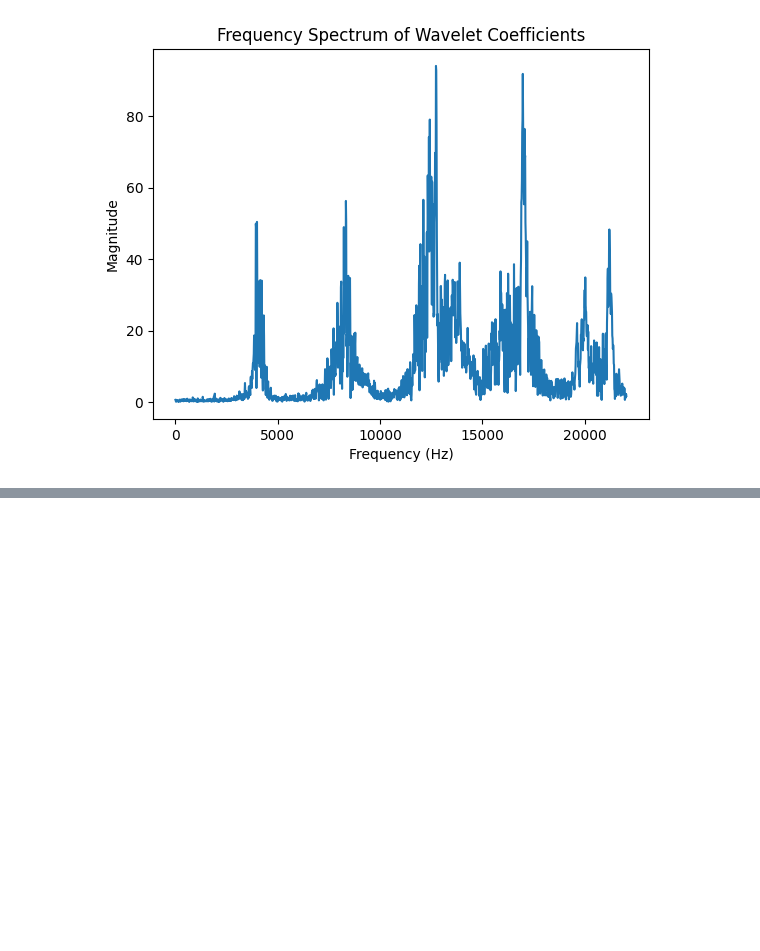
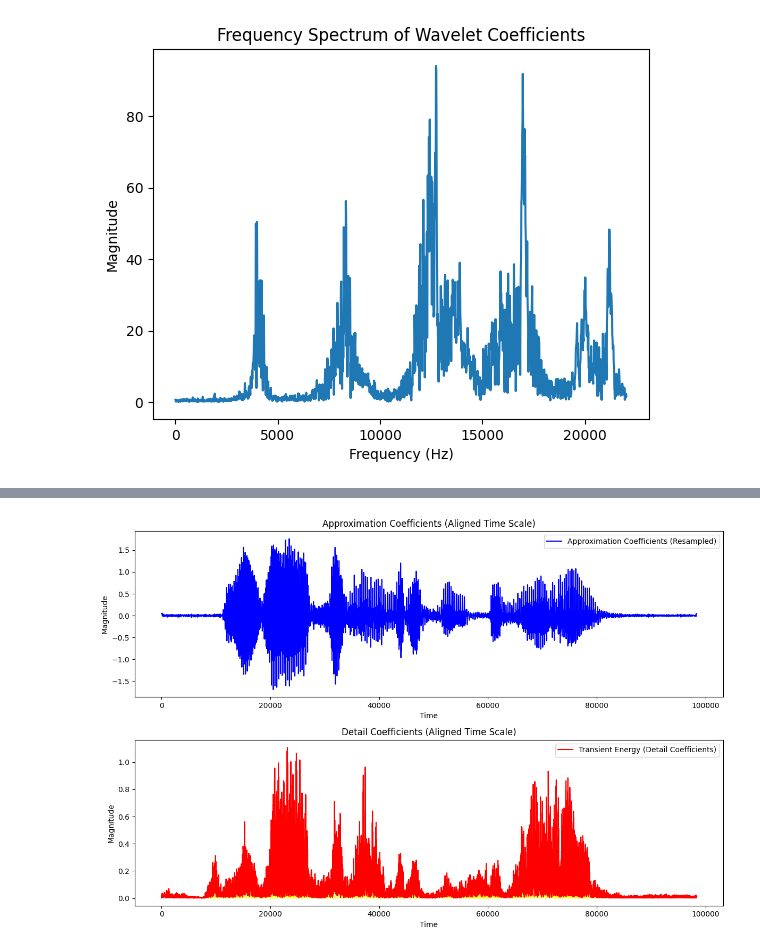
Before and after one commit to yyf/SimpleAudioDSP, a Jupyter notebook: Wavelet.ipynb, the cells around one changed output, grey strips where cells are left out. Saved outputs shown, nothing was run; the diff lists cells and outputs as text; code cells hidden in the pictures; blank space fills up the shorter version.

```diff
--- a/Wavelet.ipynb
+++ b/Wavelet.ipynb
@@ -135,0 +216,62 @@ plt.show()
+# %%
+import pywt
+import librosa
+import numpy as np
+import matplotlib.pyplot as plt
+from scipy.signal import resample
+
+# Load the audio file
+file_path = "./Data/speech_1.wav"
+audio, sr = librosa.load(file_path, sr=None)
+
+# Perform wavelet transform
+wavelet = 'db4'  # Choose a wavelet
+level = 5  # Decomposition level
+coeffs = pywt.wavedec(audio, wavelet=wavelet, level=level)
+
+# Extract approximation and detail coefficients
+approximation_coeffs = coeffs[0]  # Low-frequency components
+detail_coeffs = coeffs[1:]  # High-frequency components
+
+# Pad and resample coefficients to match original signal length
+approximation_coeffs_resampled = resample(approximation_coeffs, len(audio))
+padded_details_resampled = [resample(detail, len(audio)) for detail in detail_coeffs]
+
+# Compute transient energy from detail coefficients
+transient_energy = np.sum(np.abs(padded_details_resampled), axis=0)
+
+# Plot approximation and detail coefficients with annotations
+# Vowels are sustained, low frequency sounds with relatively smooth energy distribution.
+# Consonants are transient, high-frequency sounds with sharp changes in energy.
+plt.figure(figsize=(12, 8))
+
+# Plot approximation coefficients (vowels)
+plt.subplot(2, 1, 1)
+plt.plot(approximation_coeffs_resampled, label="Approximation Coefficients (Resampled)", color="blue")
+plt.title("Approximation Coefficients (Aligned Time Scale)")
+plt.xlabel("Time")
+plt.ylabel("Magnitude")
+plt.legend()
+
+# Highlight vowel regions (low-frequency sustained sounds)
+vowel_threshold = np.percentile(approximation_coeffs_resampled, 75)
+vowel_regions = approximation_coeffs_resampled > vowel_threshold
+plt.fill_between(range(len(audio)), 0, approximation_coeffs_resampled, where=vowel_regions, color='green', alpha=0.3, label="Vowels")
+
+# Plot detail coefficients (consonants)
+plt.subplot(2, 1, 2)
+plt.plot(transient_energy, label="Transient Energy (Detail Coefficients)", color="red")
+plt.title("Detail Coefficients (Aligned Time Scale)")
+plt.xlabel("Time")
+plt.ylabel("Magnitude")
+plt.legend()
+
+# Highlight consonant regions (high-frequency transient sounds)
+consonant_threshold = np.percentile(transient_energy, 75)
+consonant_regions = transient_energy > consonant_threshold
+plt.fill_between(range(len(audio)), 0, transient_energy, where=consonant_regions, color='yellow', alpha=0.3, label="Consonants")
+
+plt.tight_layout()
+plt.show()
+# %% [output]
+[figure, added]
```
Also changed, not shown: parts of 2 cells of this notebook.
